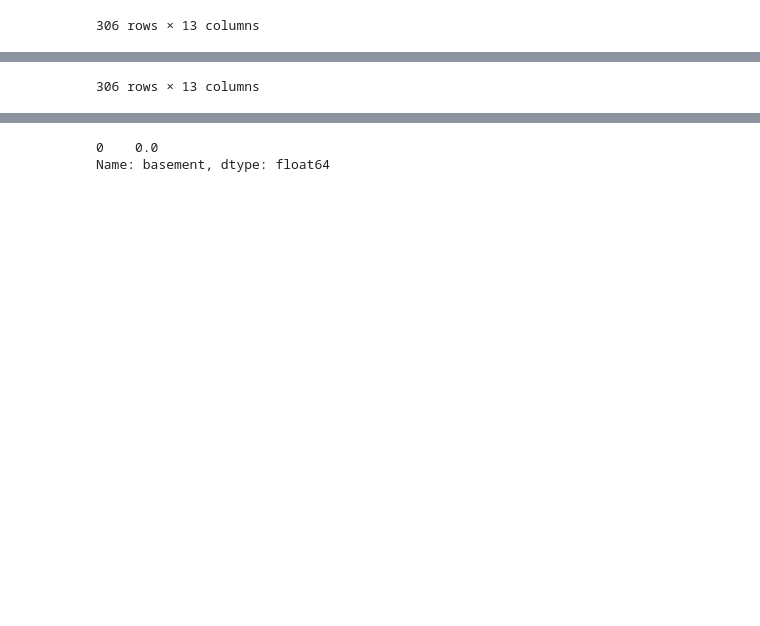
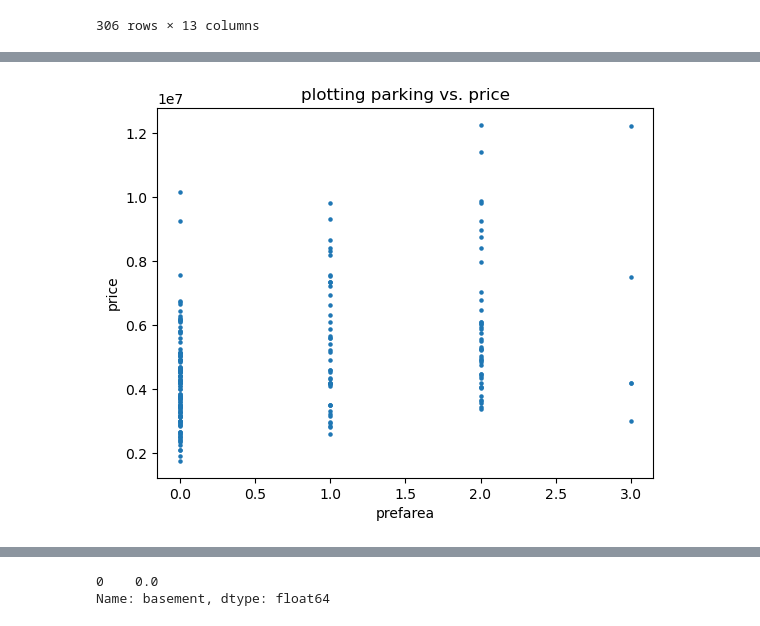
Before and after one commit to riddhima-7321/conatus-task, a Jupyter notebook: RIDDHIMA_DATACLEANING_TASK4.ipynb, the cells around one changed output, grey strips where cells are left out. Drawn from its saved outputs; the diff is of its cells as text; code cells hidden in the pictures; blank space fills up the shorter version.

Commit message:
optimising for parking nan values

```diff
--- a/RIDDHIMA_DATACLEANING_TASK4.ipynb
+++ b/RIDDHIMA_DATACLEANING_TASK4.ipynb
@@ -258,7 +258,11 @@ data
 | 305 | 1750000 | 3649 | 3 | 1.0 | 1.0 | NO | NO | NO | NO | ... |
 306 rows × 13 columns
 # %%
+mp.scatter(data['parking'], data['price'],s=5)
+mp.title('plotting parking vs. price')
+mp.xlabel('prefarea')
+mp.ylabel('price')
+mp.show()
 mean = data['parking'].mean()
-data['parking'].fillna(1, inplace=True)
-data
+data['parking'].fillna(0, inplace=True)
 # %% [output]
@@ -277,4 +269,4 @@ data
-306 rows × 13 columns
+[figure, added]
 # %%
 data['airconditioning'].fillna(method='ffill',inplace=True)
 data
```
Also changed, not shown: parts of 4 cells of this notebook, 1 other file.
